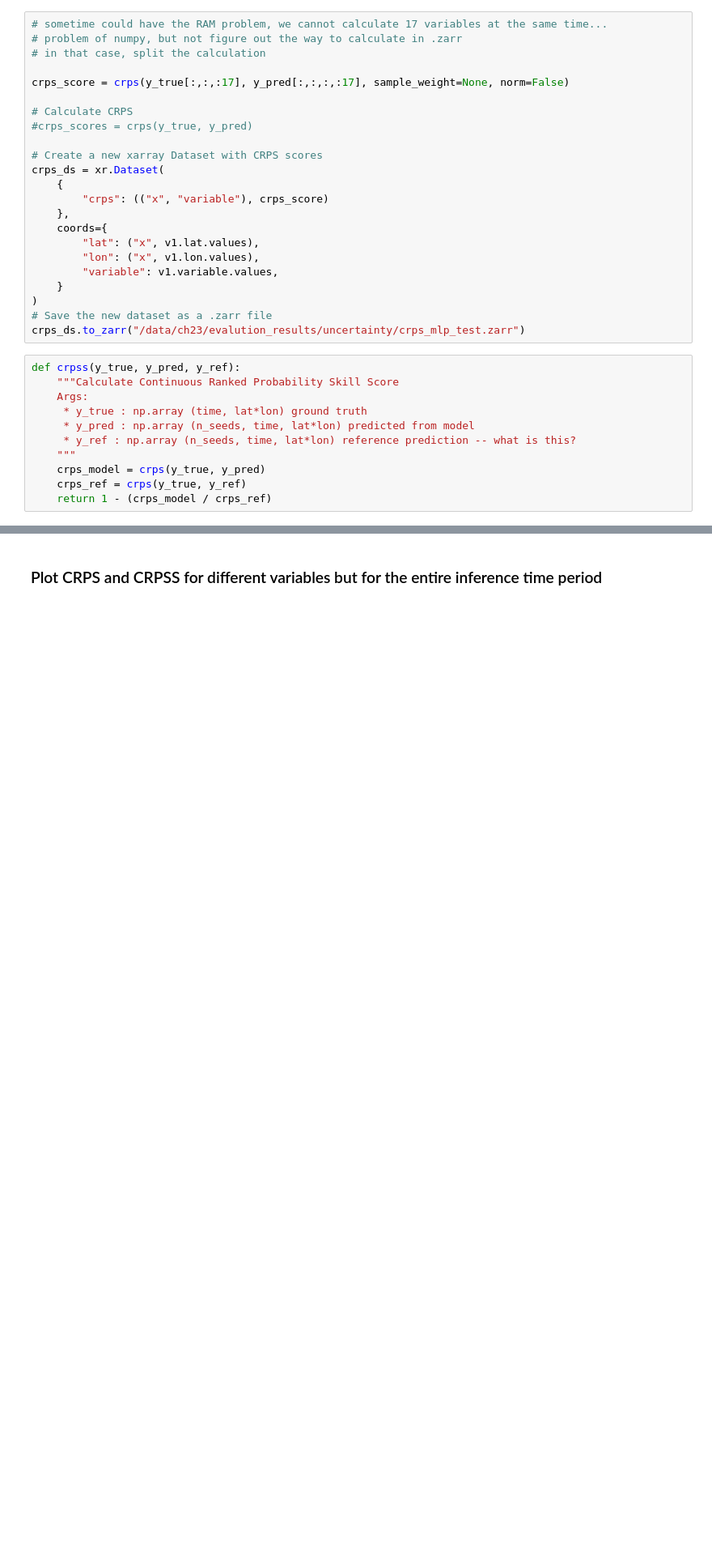
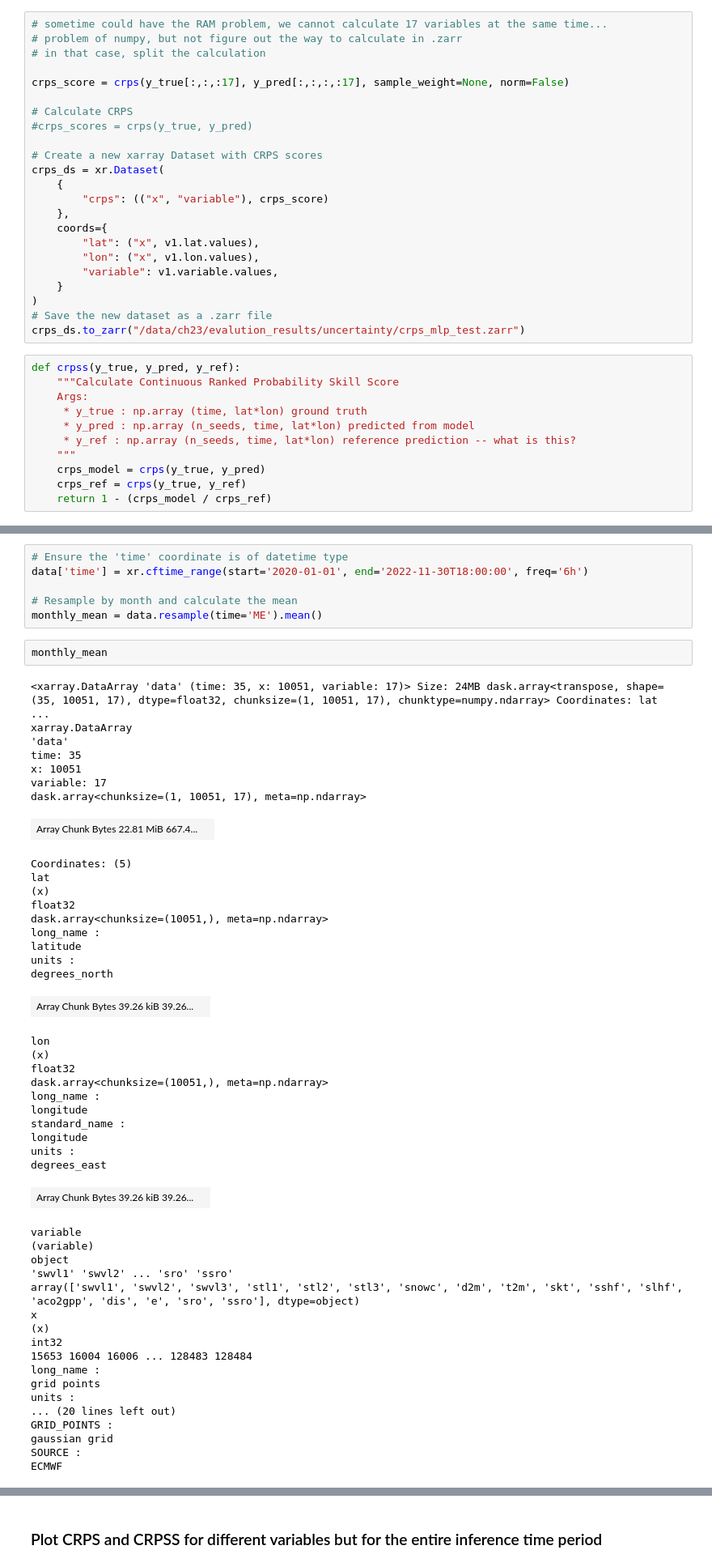
Before and after one commit to ECMWFCode4Earth/ML-BEES, a Jupyter notebook: ML-BEES-eval/uncertainty.ipynb, the cells around one changed output, grey strips where cells are left out. Shown at 81% size. Cells and saved outputs as stored; diff of their text form; blank space fills up the shorter version.

```diff
--- a/ML-BEES-eval/uncertainty.ipynb
+++ b/ML-BEES-eval/uncertainty.ipynb
@@ -201,0 +432,55 @@ def crpss(y_true, y_pred, y_ref):
+# %%
+# Ensure the 'time' coordinate is of datetime type
+data['time'] = xr.cftime_range(start='2020-01-01', end='2022-11-30T18:00:00', freq='6h')
+
+# Resample by month and calculate the mean
+monthly_mean = data.resample(time='ME').mean()
+# %%
+monthly_mean
+# %% [output]
+<xarray.DataArray 'data' (time: 35, x: 10051, variable: 17)> Size: 24MB dask.array<transpose, shape=(35, 10051, 17), dtype=float32, chunksize=(1, 10051, 17), chunktype=numpy.ndarray> Coordinates: lat  ...
+xarray.DataArray
+'data'
+time: 35
+x: 10051
+variable: 17
+dask.array<chunksize=(1, 10051, 17), meta=np.ndarray>
+| Array Chunk Bytes 22.81 MiB 667.4... |  |
+Coordinates: (5)
+lat
+(x)
+float32
+dask.array<chunksize=(10051,), meta=np.ndarray>
+long_name :
+latitude
+units :
+degrees_north
+| Array Chunk Bytes 39.26 kiB 39.26... |  |
+lon
+(x)
+float32
+dask.array<chunksize=(10051,), meta=np.ndarray>
+long_name :
+longitude
+standard_name :
+longitude
+units :
+degrees_east
+| Array Chunk Bytes 39.26 kiB 39.26... |  |
+variable
+(variable)
+object
+'swvl1' 'swvl2' ... 'sro' 'ssro'
+array(['swvl1', 'swvl2', 'swvl3', 'stl1', 'stl2', 'stl3', 'snowc', 'd2m', 't2m', 'skt', 'sshf', 'slhf', 'aco2gpp', 'dis', 'e', 'sro', 'ssro'], dtype=object)
+x
+(x)
+int32
+15653 16004 16006 ... 128483 128484
+long_name :
+grid points
+units :
+... (20 lines left out)
+GRID_POINTS :
+gaussian grid
+SOURCE :
+ECMWF
```
Also changed, not shown: parts of 19 cells of this notebook.
